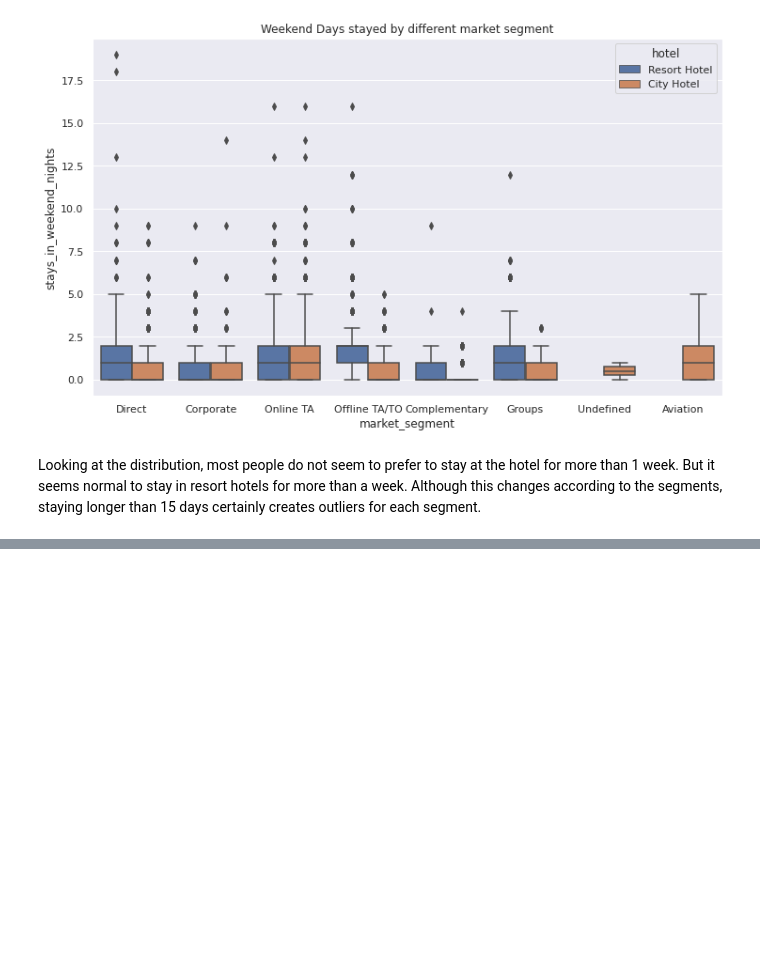
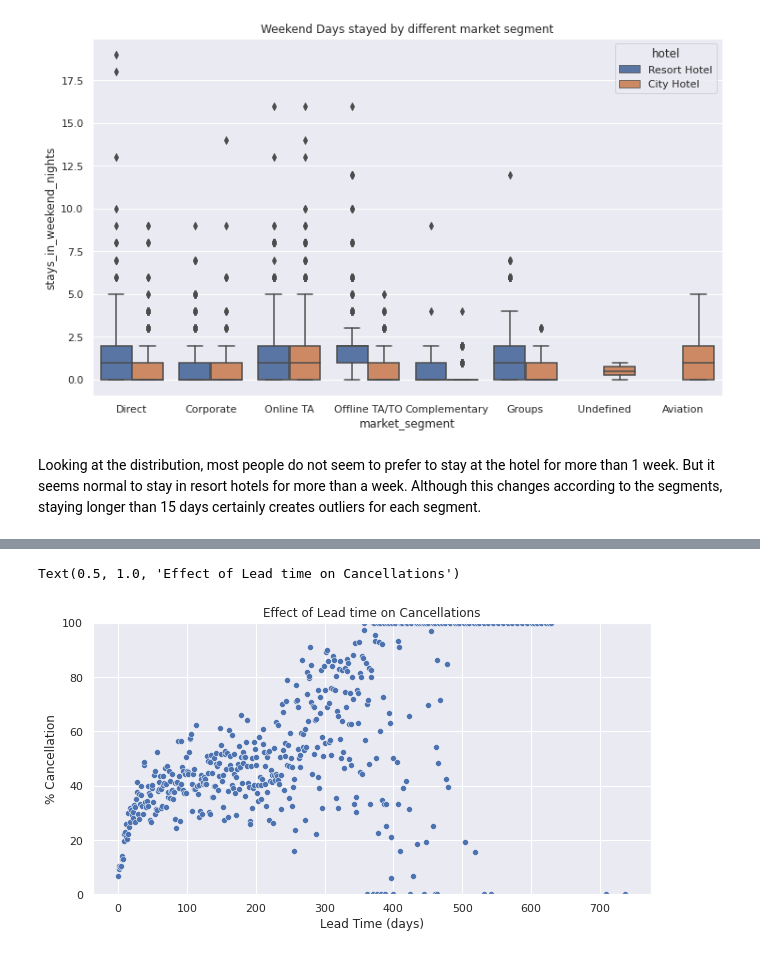
Before and after one commit to ayush9304/Hotel-Booking-Analysis-EDA, a Jupyter notebook: Hotel_Booking_Analysis_EDA.ipynb, the cells around one changed output, grey strips where cells are left out. Saved outputs shown, nothing was run; the diff lists cells and outputs as text; code cells hidden in the pictures; blank space fills up the shorter version.

```diff
--- a/Hotel_Booking_Analysis_EDA.ipynb
+++ b/Hotel_Booking_Analysis_EDA.ipynb
@@ -497,0 +548,4 @@ Looking at the distribution, most people do not seem to prefer to stay at the ho
+# %%
+d = df.groupby('lead_time').agg({'is_canceled':'sum', 'hotel':'count'}).reset_index().rename(columns={'is_canceled':'cancelled_bookings', 'hotel':'total_bookings'})
+d['cancellation_percentage'] = (d['cancelled_bookings']/d['total_bookings'])*100
+d.head()
@@ -497,0 +559,10 @@ Looking at the distribution, most people do not seem to prefer to stay at the ho
+# %%
+plt.figure(figsize=(10,5))
+sns.scatterplot(x='lead_time', y='cancellation_percentage', data=d)
+plt.ylim((0,100))
+plt.xlabel("Lead Time (days)")
+plt.ylabel("% Cancellation")
+plt.title("Effect of Lead time on Cancellations")
+# %% [output]
+Text(0.5, 1.0, 'Effect of Lead time on Cancellations')
+[figure, added]
```
Also changed, not shown: parts of 14 cells of this notebook.
